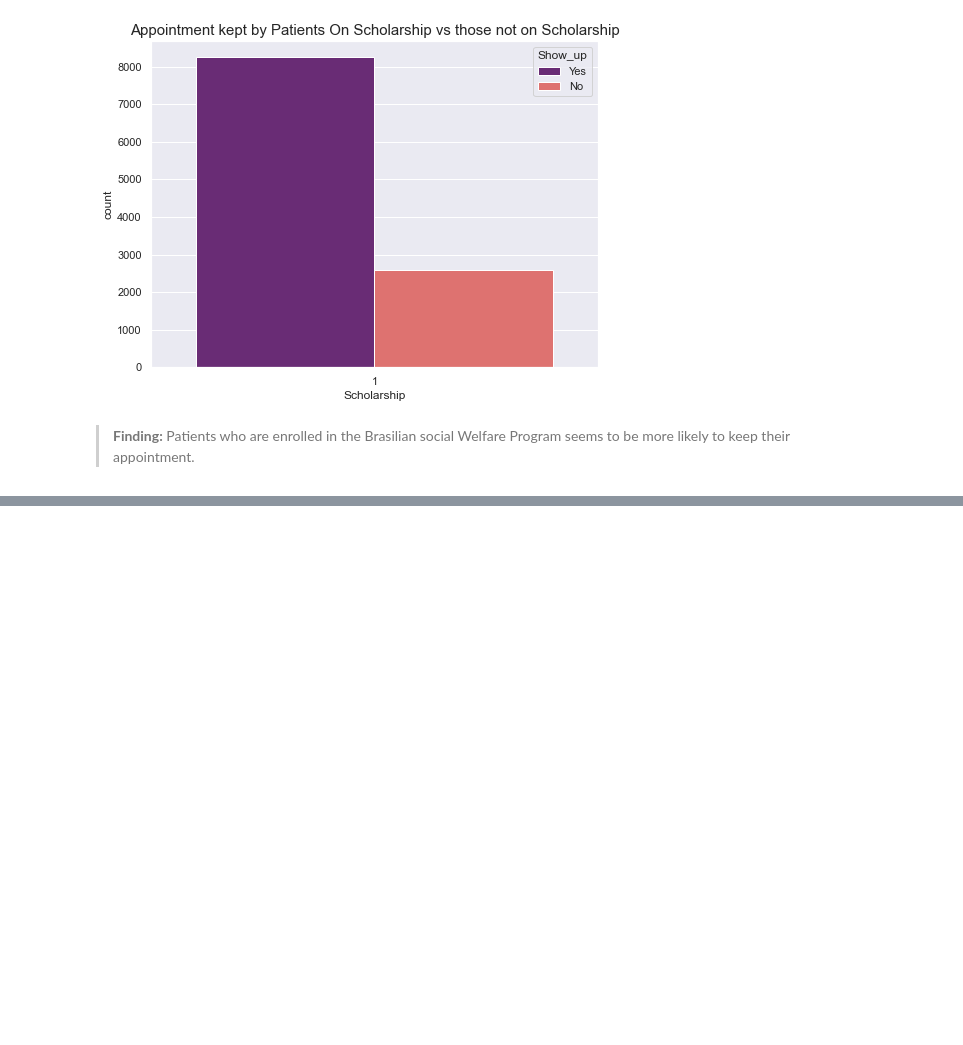
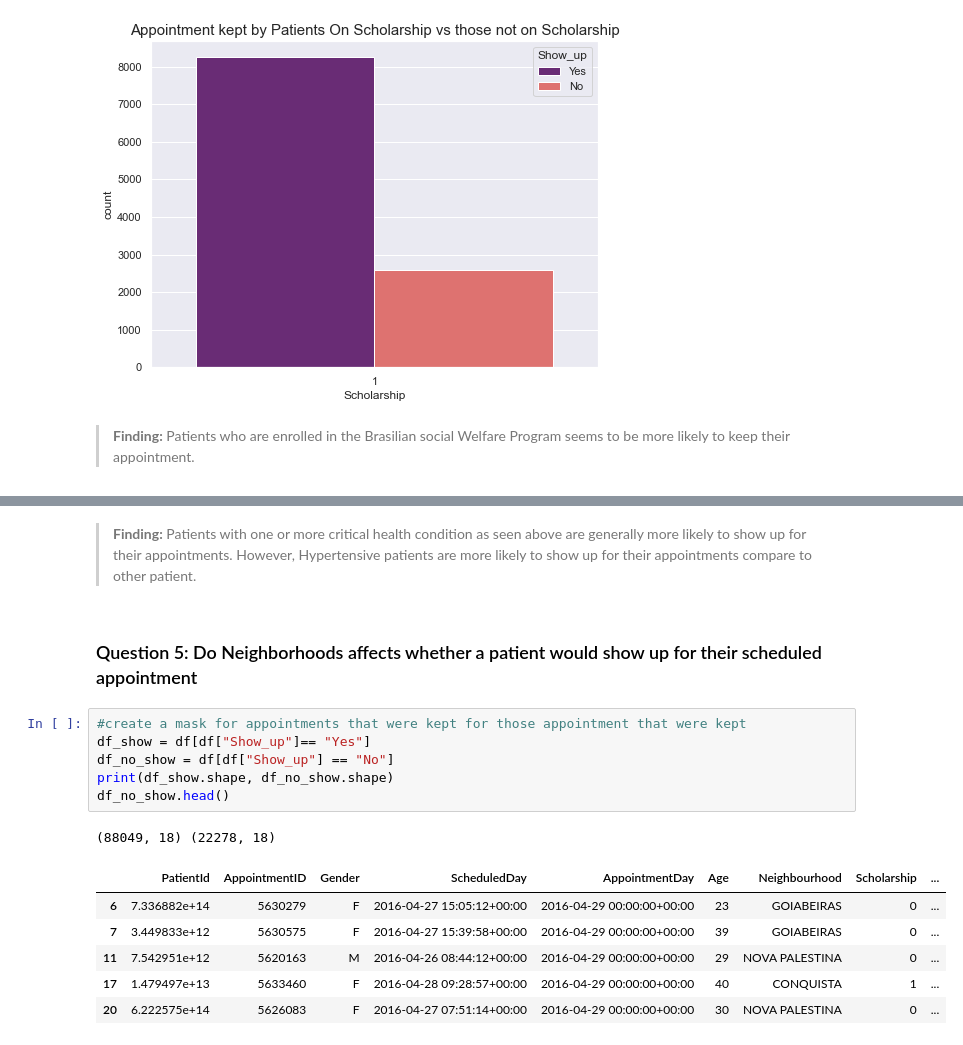
Before and after one commit to PatrickEmmanuel/NO-SHOW-APPOINTMENT-DATA-EXPLORATION-AND-ANALYSIS, a Jupyter notebook: No-Show-Appointment-Data-Exploration-And-Analysis.ipynb, the cells around one changed output, grey strips where cells are left out. Drawn from its saved outputs; the diff is of its cells as text; blank space fills up the shorter version.

Commit message:
Answer research question 5

```diff
--- a/No-Show-Appointment-Data-Exploration-And-Analysis.ipynb
+++ b/No-Show-Appointment-Data-Exploration-And-Analysis.ipynb
@@ -388,0 +387,18 @@ Number of sheduled appointments for handicapped patients: 2042, in which 1676 wh
+# %% [markdown]
+>**Finding:** Patients with one or more critical health condition as seen above are generally more likely to show up for their appointments. However, Hypertensive patients are more likely to show up for their appointments compare to other patient.
+# %% [markdown]
+### Question 5: Do Neighborhoods affects whether a patient would show up for their scheduled appointment
+# %%
+#create a mask for appointments that were kept for those appointment that were kept
+df_show = df[df["Show_up"]== "Yes"]
+df_no_show = df[df["Show_up"] == "No"]
+print(df_show.shape, df_no_show.shape)
+df_no_show.head()
+# %% [output]
+(88049, 18) (22278, 18)
+|  | PatientId | AppointmentID | Gender | ScheduledDay | AppointmentDay | Age | Neighbourhood | Scholarship | ... |
+| 6 | 7.336882e+14 | 5630279 | F | 2016-04-27 15:05:12+00:00 | 2016-04-29 00:00:00+00:00 | 23 | GOIABEIRAS | 0 | ... |
+| 7 | 3.449833e+12 | 5630575 | F | 2016-04-27 15:39:58+00:00 | 2016-04-29 00:00:00+00:00 | 39 | GOIABEIRAS | 0 | ... |
+| 11 | 7.542951e+12 | 5620163 | M | 2016-04-26 08:44:12+00:00 | 2016-04-29 00:00:00+00:00 | 29 | NOVA PALESTINA | 0 | ... |
+| 17 | 1.479497e+13 | 5633460 | F | 2016-04-28 09:28:57+00:00 | 2016-04-29 00:00:00+00:00 | 40 | CONQUISTA | 1 | ... |
+| 20 | 6.222575e+14 | 5626083 | F | 2016-04-27 07:51:14+00:00 | 2016-04-29 00:00:00+00:00 | 30 | NOVA PALESTINA | 0 | ... |
```
Also changed, not shown: parts of 18 cells of this notebook.
